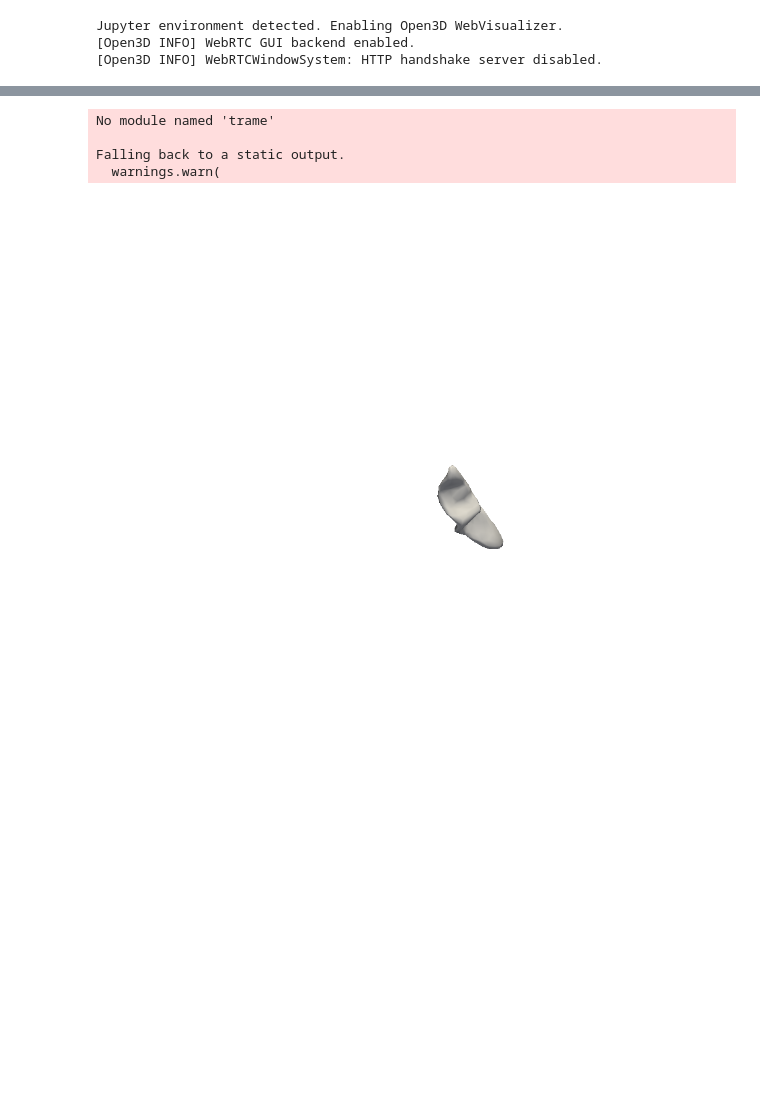
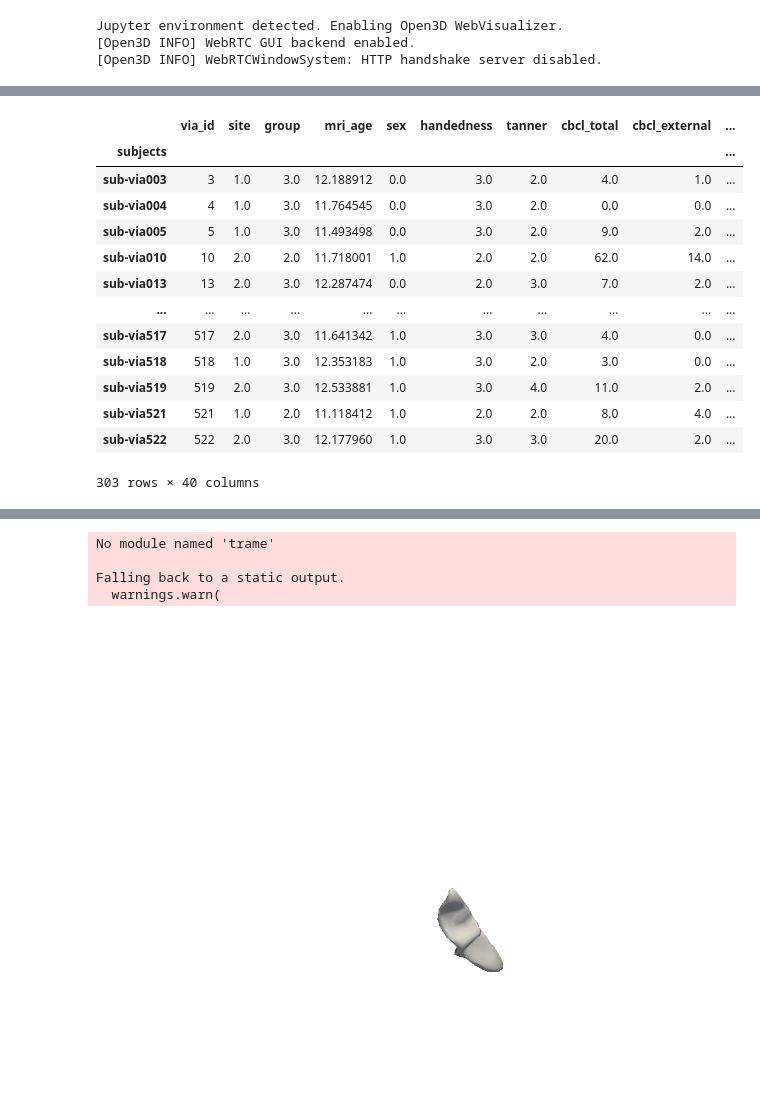
Before and after one commit to Vivikar/central-sulcus-analysis, a Jupyter notebook: shape_features/3_GeneratePlots.ipynb, the cells around one changed output, grey strips where cells are left out. Saved outputs shown, nothing was run; the diff lists cells and outputs as text; code cells hidden in the pictures; blank space fills up the shorter version.

```diff
--- a/shape_features/3_GeneratePlots.ipynb
+++ b/shape_features/3_GeneratePlots.ipynb
@@ -102,0 +116,33 @@ asmp = Path('/mrhome/vladyslavz/git/central-sulcus-analysis/shape_features/meshe
+# %%
+via11_scQA = pd.read_excel('/mnt/projects/VIA_Vlad/nobackup/QA_centralSulcus_lkj.xlsx')[['subjects', 'sites', 'vis_QA', 'editted']]
+via11_scQA = via11_scQA[~via11_scQA.subjects.isna()]
+via11_scQA = via11_scQA.set_index('subjects')
+
+via11_demo = pd.read_excel('/mnt/projects/VIA_Vlad/nobackup/VIA11_fmriflanker_info_database_2021jan25.xlsx')
+via11_demo = via11_demo[via11_demo.mp2rage_exists == 1].drop(columns=['in_via11', 'stormdb'])
+via11_demo['subjects'] = [f'sub-via{x:03d}' for x in via11_demo.via_id]
+via11_demo = via11_demo[~via11_demo.subjects.isna()]
+via11_demo = via11_demo[via11_demo.subjects.isin(via11_scQA.index.values)]
+via11_demo = via11_demo.set_index('subjects')
+
+for subject in via11_demo.index.values:
+    # via11_demo.loc[subject, 'site'] = via11_scQA.loc[subject, 'sites']
+    via11_demo.loc[subject, 'vis_QA'] = via11_scQA.loc[subject, 'vis_QA']
+    via11_demo.loc[subject, 'editted'] = via11_scQA.loc[subject, 'editted']
+
+via11_demo
+# %% [output]
+|  | via_id | site | group | mri_age | sex | handedness | tanner | cbcl_total | cbcl_external | ... |
+| subjects |  |  |  |  |  |  |  |  |  | ... |
+| sub-via003 | 3 | 1.0 | 3.0 | 12.188912 | 0.0 | 3.0 | 2.0 | 4.0 | 1.0 | ... |
+| sub-via004 | 4 | 1.0 | 3.0 | 11.764545 | 0.0 | 3.0 | 2.0 | 0.0 | 0.0 | ... |
+| sub-via005 | 5 | 1.0 | 3.0 | 11.493498 | 0.0 | 3.0 | 2.0 | 9.0 | 2.0 | ... |
+| sub-via010 | 10 | 2.0 | 2.0 | 11.718001 | 1.0 | 2.0 | 2.0 | 62.0 | 14.0 | ... |
+| sub-via013 | 13 | 2.0 | 3.0 | 12.287474 | 0.0 | 2.0 | 3.0 | 7.0 | 2.0 | ... |
+| ... | ... | ... | ... | ... | ... | ... | ... | ... | ... | ... |
+| sub-via517 | 517 | 2.0 | 3.0 | 11.641342 | 1.0 | 3.0 | 3.0 | 4.0 | 0.0 | ... |
+| sub-via518 | 518 | 1.0 | 3.0 | 12.353183 | 1.0 | 3.0 | 2.0 | 3.0 | 0.0 | ... |
+| sub-via519 | 519 | 2.0 | 3.0 | 12.533881 | 1.0 | 3.0 | 4.0 | 11.0 | 2.0 | ... |
+| sub-via521 | 521 | 1.0 | 2.0 | 11.118412 | 1.0 | 2.0 | 2.0 | 8.0 | 4.0 | ... |
+| sub-via522 | 522 | 2.0 | 3.0 | 12.177960 | 1.0 | 3.0 | 3.0 | 20.0 | 2.0 | ... |
+303 rows × 40 columns
```
Also changed, not shown: parts of 19 cells of this notebook, 4 other files.
